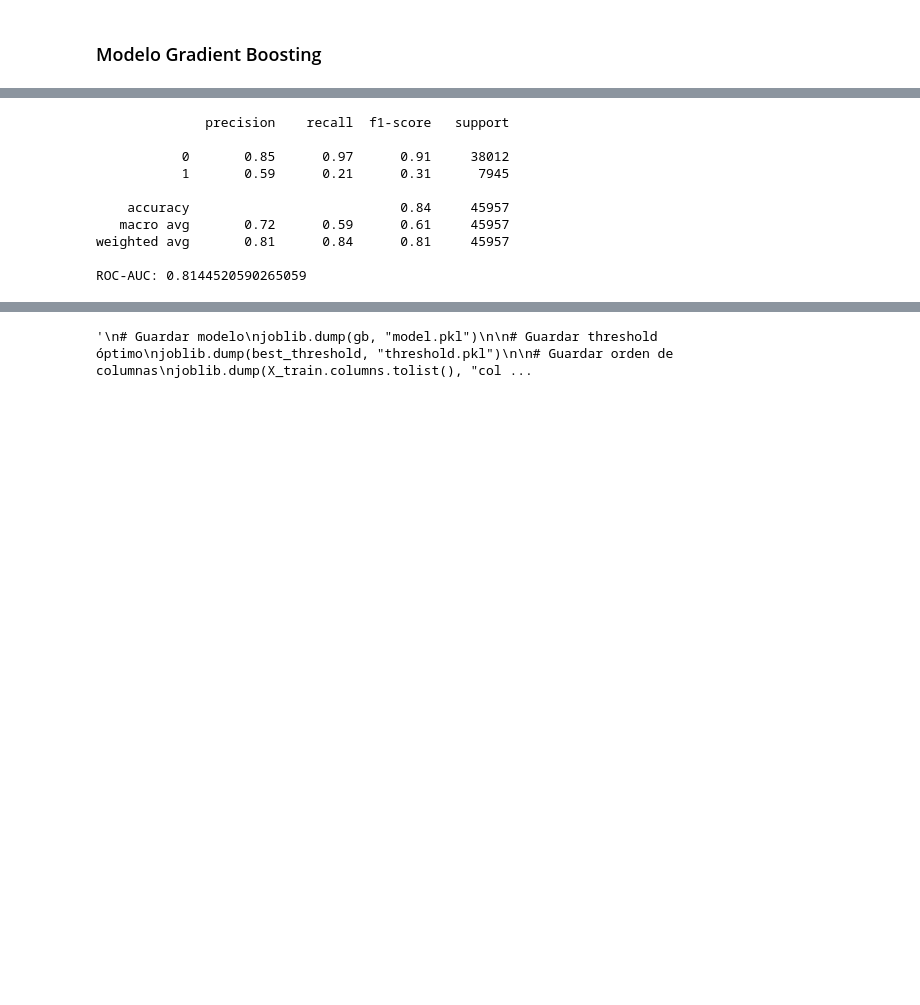
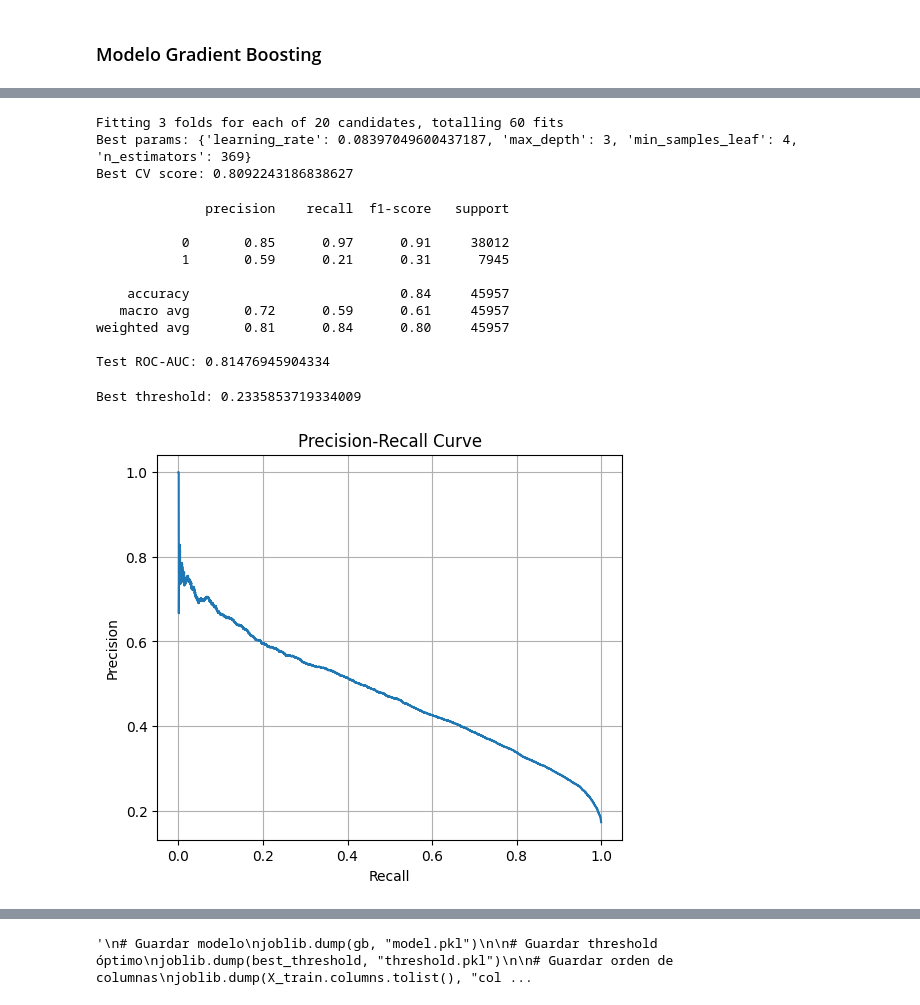
Before and after one commit to MonicaFernandezM/Riesgo-Diabetes, a Jupyter notebook: 02_modeling_GBoosting.ipynb, the cells around one changed output, grey strips where cells are left out. Saved outputs shown, nothing was run; the diff lists cells and outputs as text; code cells hidden in the pictures; blank space fills up the shorter version.

Commit message:
Subiendo Modelo con randomsearchcv

```diff
--- a/02_modeling_GBoosting.ipynb
+++ b/02_modeling_GBoosting.ipynb
@@ -60,10 +78,31 @@ GradientBoostingClassifier(n_estimators=200, random_state=42)
+# %%
+random_search = RandomizedSearchCV(
+    GradientBoostingClassifier(random_state=42),
+    param_distributions=param_dist,
+    n_iter=20,              # número de combinaciones aleatorias
+    scoring="roc_auc",
+    cv=3,
+    random_state=42,
+    n_jobs=-1,
+    verbose=1)
+# %%
+random_search.fit(X_train, y_train)
+
+print("Best params:", random_search.best_params_)
+print("Best CV score:", random_search.best_score_)
+# %% [output]
+Fitting 3 folds for each of 20 candidates, totalling 60 fits
+Best params: {'learning_rate': 0.08397049600437187, 'max_depth': 3, 'min_samples_leaf': 4, 'n_estimators': 369}
+Best CV score: 0.8092243186838627
+# %%
+best_gb = random_search.best_estimator_
 # %%
-# Predicciones
-y_pred = gb.predict(X_test)
-y_probs = gb.predict_proba(X_test)[:,1]
+#Predicciones
+y_probs = best_gb.predict_proba(X_test)[:, 1]
+y_pred = best_gb.predict(X_test)
 
 print(classification_report(y_test, y_pred))
-print("ROC-AUC:", roc_auc_score(y_test, y_probs))
+print("Test ROC-AUC:", roc_auc_score(y_test, y_probs))
 # %% [output]
               precision    recall  f1-score   support
 
@@ -72,10 +111,26 @@ print("ROC-AUC:", roc_auc_score(y_test, y_probs))
 
     accuracy                           0.84     45957
    macro avg       0.72      0.59      0.61     45957
-weighted avg       0.81      0.84      0.81     45957
+weighted avg       0.81      0.84      0.80     45957
 
-ROC-AUC: 0.8144520590265059
+Test ROC-AUC: 0.81476945904334
 # %%
+# Optimización de threshold (max F1)
 precision, recall, thresholds = precision_recall_curve(y_test, y_probs)
-f1 = 2*(precision[:-1]*recall[:-1])/(precision[:-1]+recall[:-1])
+
+f1 = 2 * (precision[:-1] * recall[:-1]) / (precision[:-1] + recall[:-1] + 1e-10)
 best_threshold = thresholds[np.argmax(f1)]
+
+print("Best threshold:", best_threshold)
+# %% [output]
+Best threshold: 0.2335853719334009
+# %%
+plt.figure(figsize=(6,5))
+plt.plot(recall, precision)
+plt.xlabel("Recall")
+plt.ylabel("Precision")
+plt.title("Precision-Recall Curve")
+plt.grid()
+plt.show()
+# %% [output]
+[figure, added]
```
Also changed, not shown: parts of 10 cells of this notebook, 6 other files.
